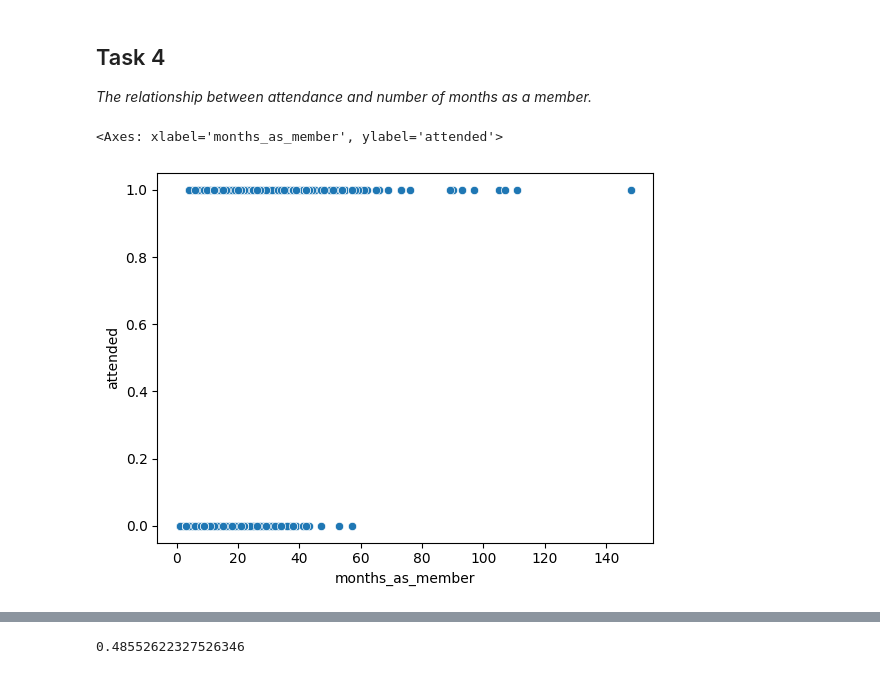
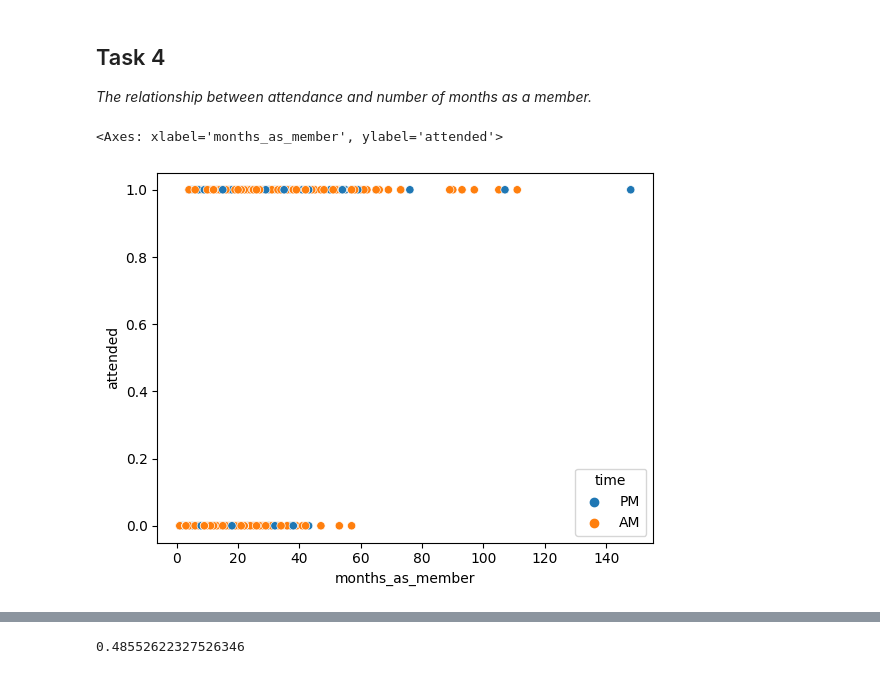
Before and after one commit to Abdoelabassi/data-science-certification-exam, a Jupyter notebook: notebook.ipynb, the cells around one changed output, grey strips where cells are left out. Drawn from its saved outputs; the diff is of its cells as text; code cells hidden in the pictures.

```diff
--- a/notebook.ipynb
+++ b/notebook.ipynb
@@ -204,7 +219,7 @@ From the histogram above, We have a lognormal like distribution,Most observation
 ## Task 4
 *The relationship between attendance and number of months as a member.*
 # %%
-sns.scatterplot(data=fitness_data, x="months_as_member", y="attended")
+sns.scatterplot(data=fitness_data, x="months_as_member", y="attended", hue="time")
 # %% [output]
 <Axes: xlabel='months_as_member', ylabel='attended'>
-[figure, old version]
+[figure, new version]
```
Also changed, not shown: parts of 6 cells of this notebook.
